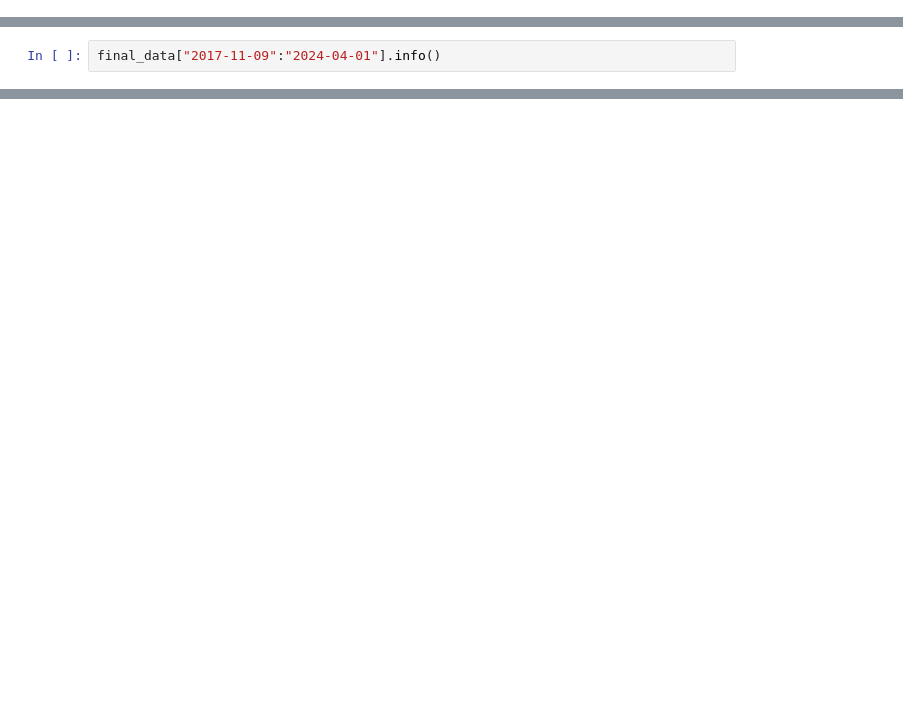
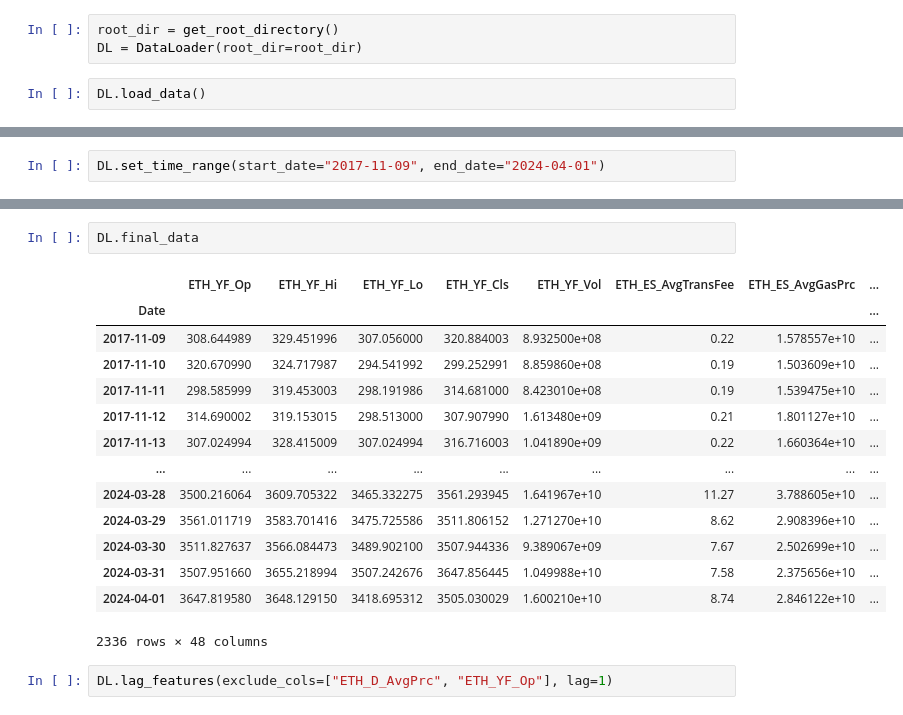
Before and after one commit to rdhakan13/ETH_Price_Predition, a Jupyter notebook: notebooks/data_loader_test.ipynb, the cells around one changed output, grey strips where cells are left out. Saved outputs shown, nothing was run; the diff lists cells and outputs as text; blank space fills up the shorter version.

```diff
--- a/notebooks/data_loader_test.ipynb
+++ b/notebooks/data_loader_test.ipynb
@@ -82,0 +5,5 @@ final_data = FG.generate_features()
+# %%
+root_dir = get_root_directory()
+DL = DataLoader(root_dir=root_dir)
+# %%
+DL.load_data()
@@ -83,2 +34,2 @@ final_data = FG.generate_features()
 # %%
-final_data["2017-11-09":"2024-04-01"].info()
+DL.set_time_range(start_date="2017-11-09", end_date="2024-04-01")
@@ -134,0 +54,19 @@ final_data
+# %%
+DL.final_data
+# %% [output]
+|  | ETH_YF_Op | ETH_YF_Hi | ETH_YF_Lo | ETH_YF_Cls | ETH_YF_Vol | ETH_ES_AvgTransFee | ETH_ES_AvgGasPrc | ... |
+| Date |  |  |  |  |  |  |  | ... |
+| 2017-11-09 | 308.644989 | 329.451996 | 307.056000 | 320.884003 | 8.932500e+08 | 0.22 | 1.578557e+10 | ... |
+| 2017-11-10 | 320.670990 | 324.717987 | 294.541992 | 299.252991 | 8.859860e+08 | 0.19 | 1.503609e+10 | ... |
+| 2017-11-11 | 298.585999 | 319.453003 | 298.191986 | 314.681000 | 8.423010e+08 | 0.19 | 1.539475e+10 | ... |
+| 2017-11-12 | 314.690002 | 319.153015 | 298.513000 | 307.907990 | 1.613480e+09 | 0.21 | 1.801127e+10 | ... |
+| 2017-11-13 | 307.024994 | 328.415009 | 307.024994 | 316.716003 | 1.041890e+09 | 0.22 | 1.660364e+10 | ... |
+| ... | ... | ... | ... | ... | ... | ... | ... | ... |
+| 2024-03-28 | 3500.216064 | 3609.705322 | 3465.332275 | 3561.293945 | 1.641967e+10 | 11.27 | 3.788605e+10 | ... |
+| 2024-03-29 | 3561.011719 | 3583.701416 | 3475.725586 | 3511.806152 | 1.271270e+10 | 8.62 | 2.908396e+10 | ... |
+| 2024-03-30 | 3511.827637 | 3566.084473 | 3489.902100 | 3507.944336 | 9.389067e+09 | 7.67 | 2.502699e+10 | ... |
+| 2024-03-31 | 3507.951660 | 3655.218994 | 3507.242676 | 3647.856445 | 1.049988e+10 | 7.58 | 2.375656e+10 | ... |
+| 2024-04-01 | 3647.819580 | 3648.129150 | 3418.695312 | 3505.030029 | 1.600210e+10 | 8.74 | 2.846122e+10 | ... |
+2336 rows × 48 columns
+# %%
+DL.lag_features(exclude_cols=["ETH_D_AvgPrc", "ETH_YF_Op"], lag=1)
```
Also changed, not shown: parts of 18 cells of this notebook.
